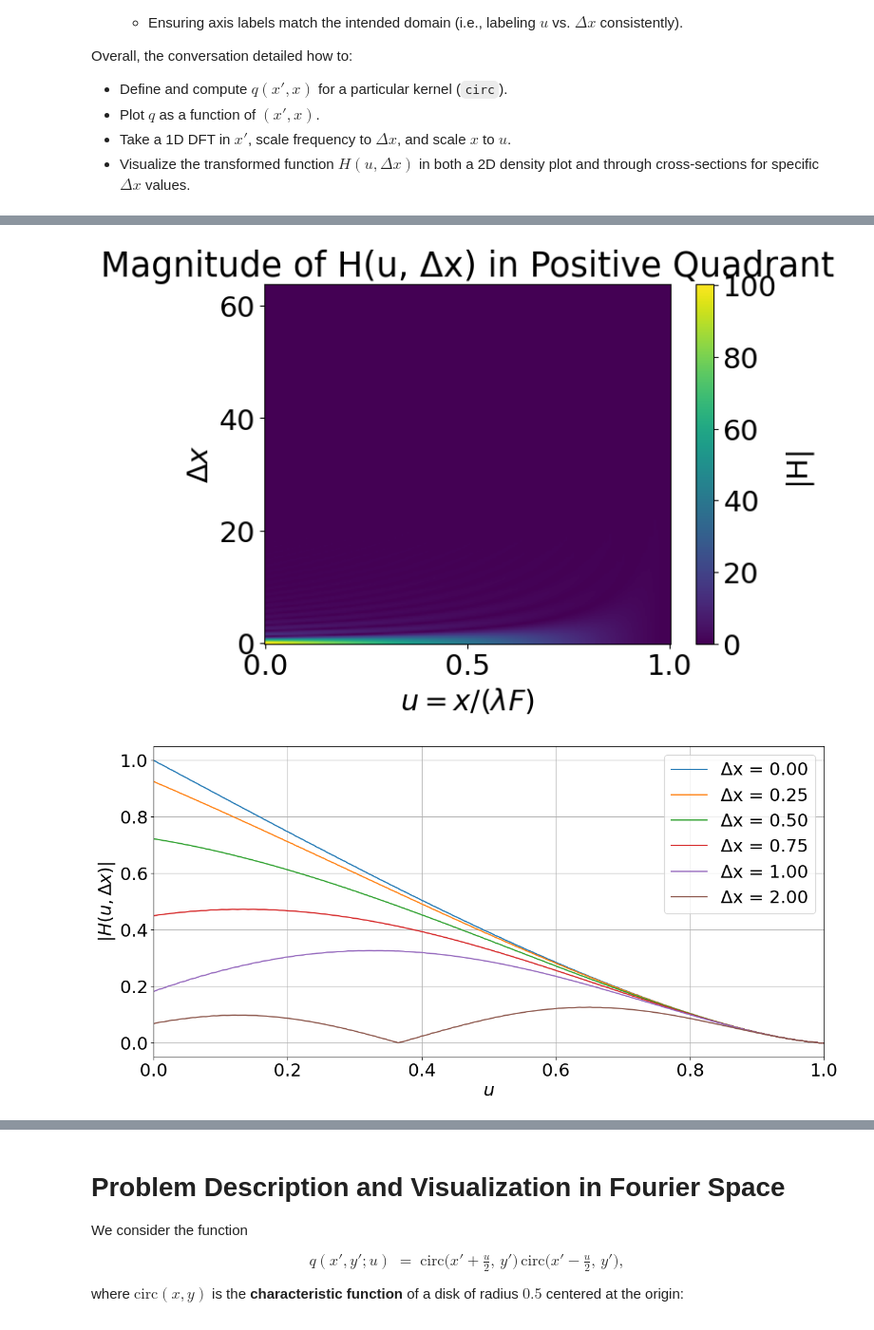
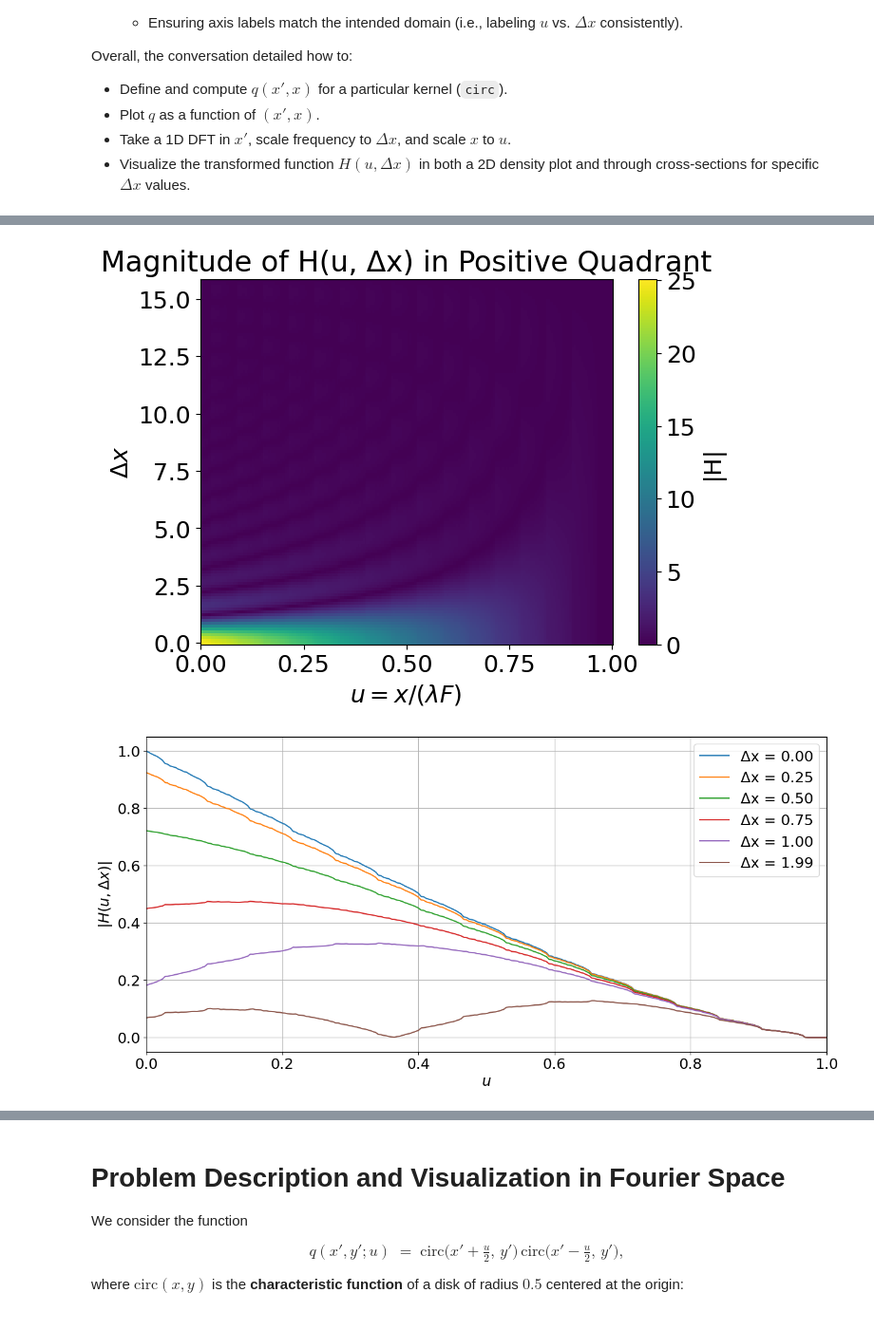
Before and after one commit to arizonaCameraLab/computationalImaging, a Jupyter notebook: Chapter8FocalImaging/2DCohererenceTransferFuction.ipynb, the cells around one changed output, grey strips where cells are left out. Shown at 95% size. Saved outputs shown, nothing was run; the diff lists cells and outputs as text; code cells hidden in the pictures.

```diff
--- a/Chapter8FocalImaging/2DCohererenceTransferFuction.ipynb
+++ b/Chapter8FocalImaging/2DCohererenceTransferFuction.ipynb
@@ -143,7 +143,7 @@ F       = A / fnum  # focal length or relevant scaling
 # Domain in x' and x
 #   Suppose we consider x' in [-0.5, 0.5] (where circ is mostly nonzero).
 #   Suppose x in [0, 1], so we look at positive x only.
-n_xp = 1024
+n_xp = 256
 n_x  = 256
 xprime_min, xprime_max = -4, 4
 x_min, x_max = 0.0, 1.0  # positive x only
@@ -231,32 +231,32 @@ Delta_x_grid, u_grid = np.meshgrid(Delta_x_pos, u_vals, indexing='ij')
 
 plt.figure(figsize=(7,5))
 plt.pcolormesh(u_grid, Delta_x_grid, H_pos, shading='auto', cmap='viridis')
 plt.xlabel(r'$u = x / (\lambda F)$')
 plt.ylabel(r'$\Delta x$')
 plt.title('Magnitude of H(u, Δx) in Positive Quadrant')
 plt.colorbar(label='|H|')
 plt.show()
 
 ##############################################################################
 # 6) Plot cross sections of H vs. u for Δx = 0, 0.25, 0.5, 1
 #    We'll find the freq index in Delta_x_pos that is closest to each desired value
 ##############################################################################
 desired_Dx = [0.0, 0.25, 0.5, .75, 1, 2]
 plt.figure(figsize=(15,7))
 
 for val in desired_Dx:
     # Find index in Delta_x_pos that is closest to 'val'
     idx = np.argmin(np.abs(Delta_x_pos - val))
     label_str = f"Δx = {Delta_x_pos[idx]:.2f}"
     plt.plot(u_vals, H_pos[idx,:]/np.max(H_pos), label=label_str)
 
 plt.xlim([0, 1/(lambda_*fnum)])  # or whichever range you want for u
 plt.xlabel(r'$u $')
 plt.ylabel(r'$|H(u,\Delta x)|$')
 #plt.title("Cross-sections of H vs. u at selected Δx")
 plt.legend()
 plt.grid(True)
 plt.savefig('coherenceTransfer.pdf')
 # %% [output]
-[figure, old version]
+[figure, new version]
-[figure, old version]
+[figure, new version]
```
Also changed, not shown: parts of 3 cells of this notebook.
